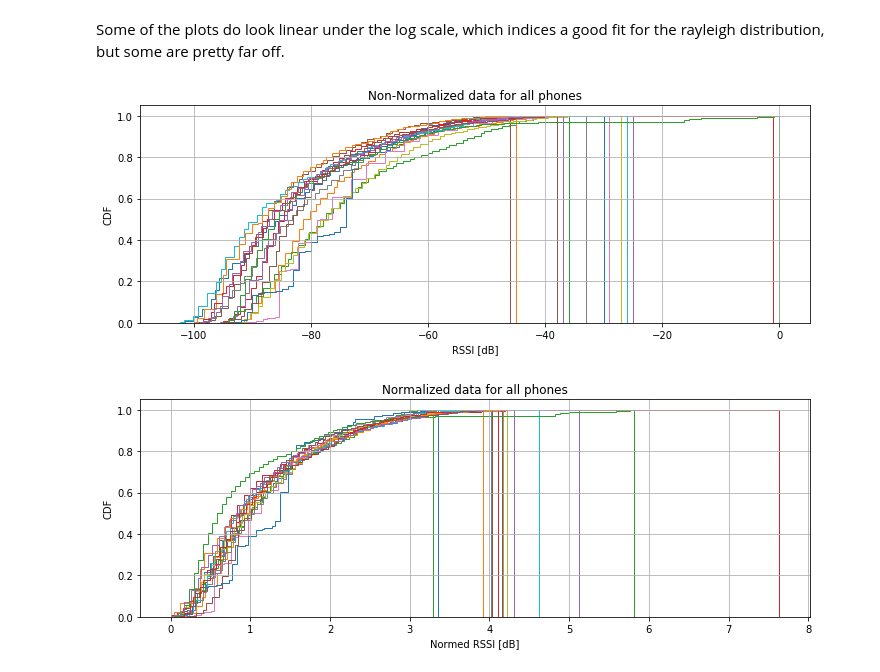
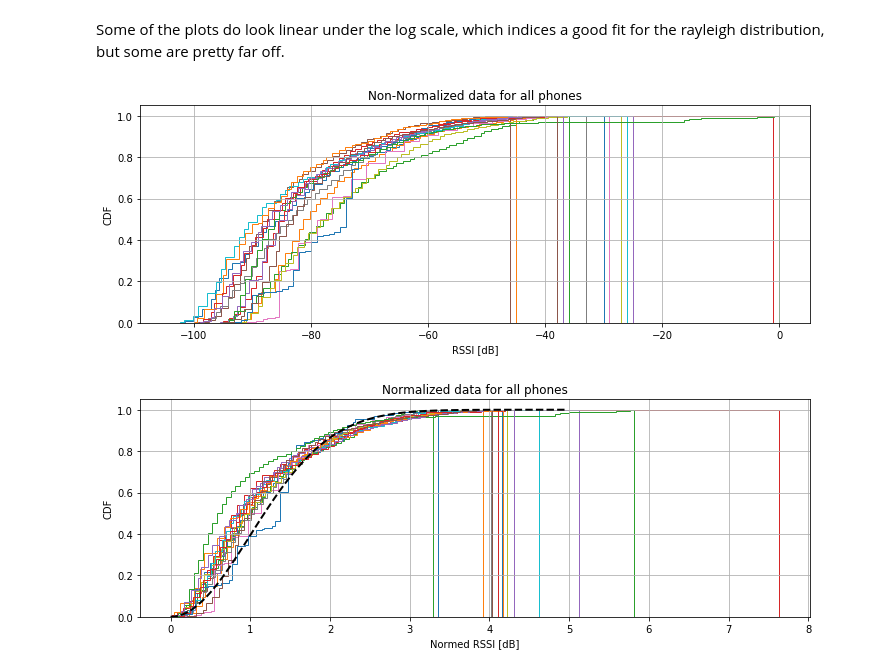
Before and after one commit to CylocTeam/WIFI_Fingerprinting, a Jupyter notebook: DeviceDiversityAnalyzation.ipynb, the cells around one changed output. Drawn from its saved outputs; the diff is of its cells as text; code cells hidden in the pictures.

Commit message:
Added unit rayleigh for comparison

```diff
--- a/DeviceDiversityAnalyzation.ipynb
+++ b/DeviceDiversityAnalyzation.ipynb
@@ -102,22 +104,24 @@ Some of the plots do look linear under the log scale, which indices a good fit f
 # %%
 plt.figure(figsize=(12,4))
 for gg in data_nrm:
     plt.hist(data_no_nrm[gg], 100, density=True, histtype='step', cumulative=True, label=str(gg))
 plt.title("Non-Normalized data for all phones")
 plt.xlabel("RSSI [dB]")
 plt.ylabel("CDF")
 plt.grid()
 plt.show()
 
 
 plt.figure(figsize=(12,4))
 for gg in data_nrm:
     plt.hist(data_nrm[gg], 100, density=True, histtype='step', cumulative=True, label=str(gg))
+x = np.arange(0,5, 0.05)
+plt.plot(x,rayleigh.cdf(x), color="black", linestyle='dashed', linewidth=2)
 plt.title("Normalized data for all phones")
 plt.xlabel("Normed RSSI [dB]")
 plt.ylabel("CDF")
 plt.grid()
 plt.show()
 # %% [output]
 [figure]
-[figure, old version]
+[figure, new version]
```
Also changed, not shown: parts of 1 cell of this notebook.
